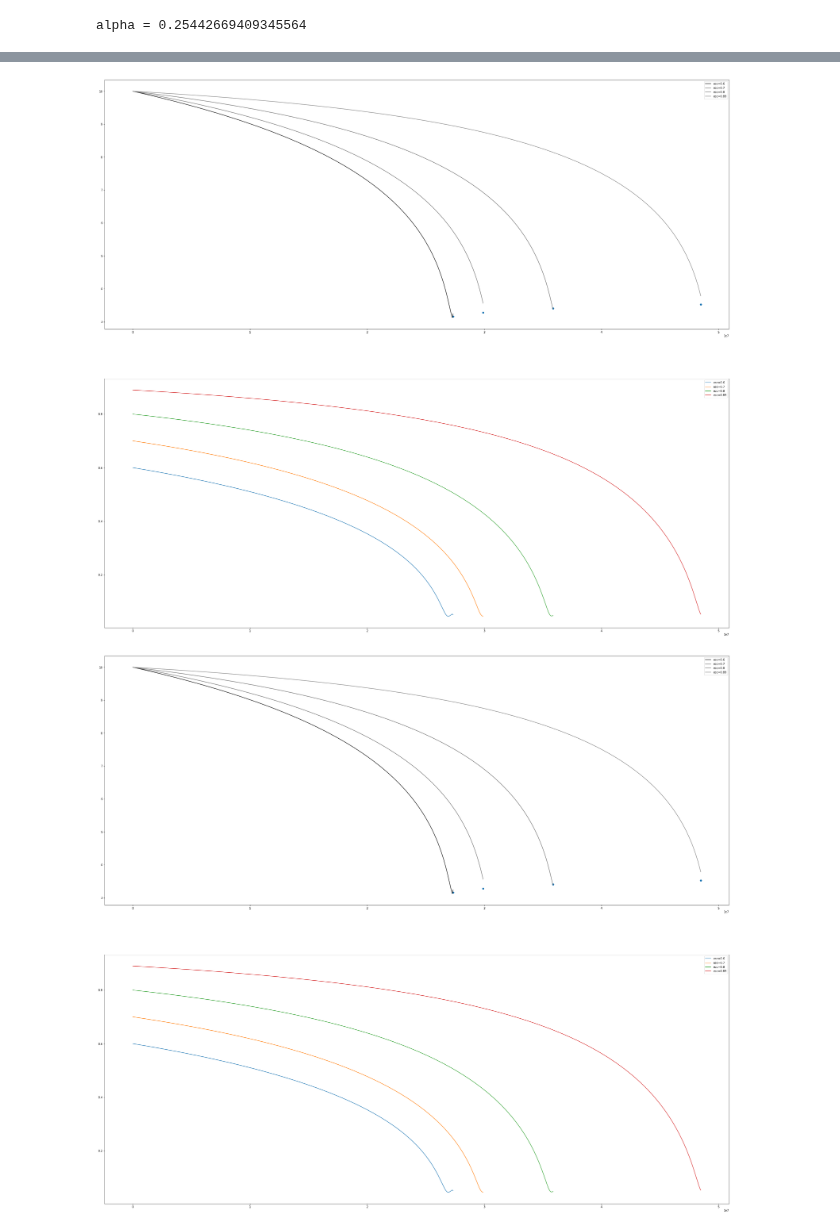
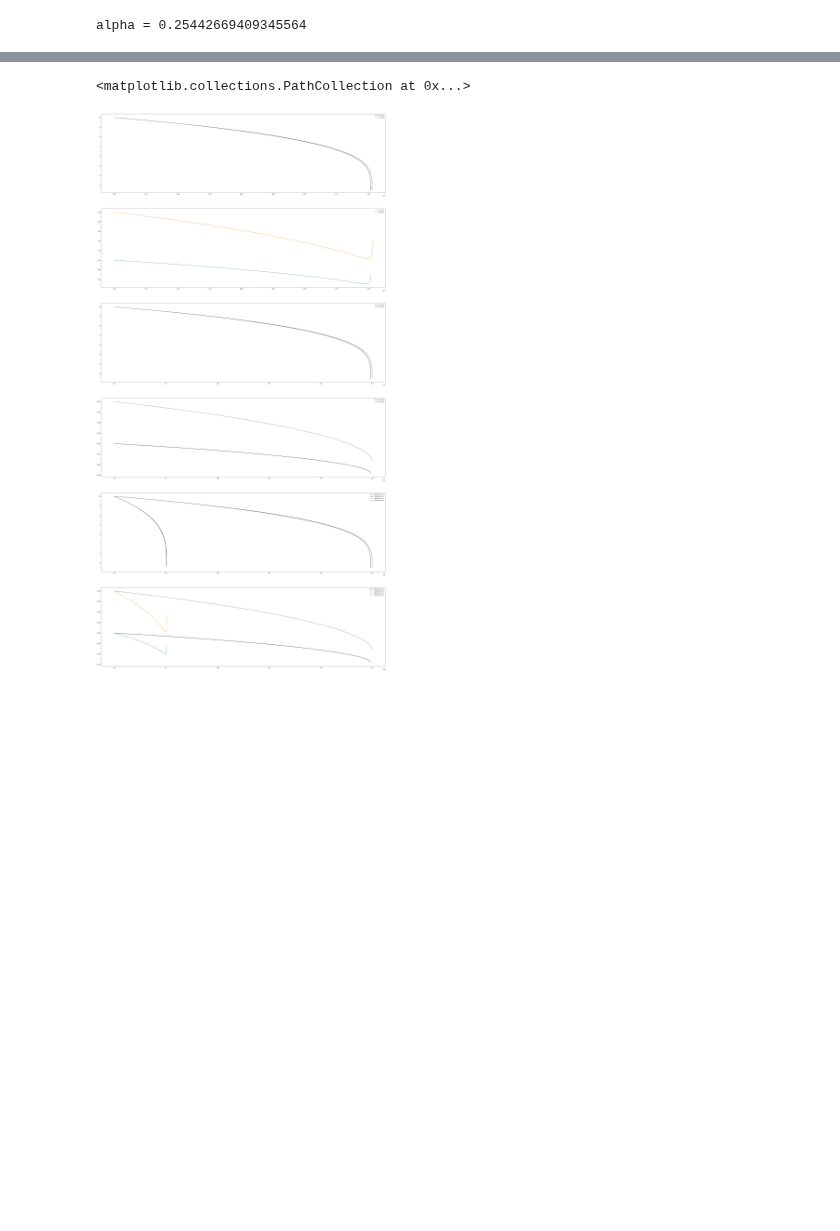
Before and after one commit to Shaun-F/GWGenerator, a Jupyter notebook: debugging/ODE_Solver.ipynb, the cells around one changed output, grey strips where cells are left out. Saved outputs shown, nothing was run; the diff lists cells and outputs as text; code cells hidden in the pictures; blank space fills up the shorter version.

```diff
--- a/debugging/ODE_Solver.ipynb
+++ b/debugging/ODE_Solver.ipynb
@@ -5,6 +5,7 @@ import GWGen; from GWGen import WFGenerator
 import pyAnalyticFluxes as pyan
 from GWGen.WFGenerator import *
 from few.utils.utility import get_separatrix
+from few.trajectory.inspiral import EMRIInspiral
 import time
 import matplotlib.pyplot as plt
 import matplotlib.colors as mcolors
@@ -42,7 +43,7 @@ use_gpu = False
 
 # keyword arguments for inspiral generator (RunKerrGenericPn5Inspiral)
 inspiral_kwargs = {
-    "npoints": 500,  # we want a densely sampled trajectory
+    "npoints": 200,  # we want a densely sampled trajectory
     "max_init_len": int(1e3),  # all of the trajectories will be well under len = 1000
 }
 
@@ -53,22 +54,32 @@ sum_kwargs = {
 }
 
 traj = PNTraj()
+few_traj = EMRIInspiral(func="pn5")
 # %% [output]
 alpha = 0.25442669409345564
 # %%
 traj.dense_output=True
 traj.separatrix_cutoff = get_separatrix(a,e0,1.)+0.01
-fig,axes = plt.subplots(2, figsize=(40,36))
+fig,axes = plt.subplots(6,1,figsize=(40,80))
 by_hsv = sorted((tuple(mcolors.rgb_to_hsv(mcolors.to_rgb(color))),
                          name)
                         for name, color in mcolors.CSS4_COLORS.items())
 cols = [name for hsv, name in by_hsv]
-eccs = np.arange(0.6,0.9, 0.1)
+eccs = np.arange(0.1,0.3, 0.1)
 separatrix_list = np.ones_like(eccs)
 last_times = np.ones_like(eccs)
+
 for inx,ec in enumerate(eccs):
     ec = int(ec*100)/100
-    res = traj(1e6,10,0.9,10,ec,1,T=T,npoints=300)
+    #few
+    fewres = few_traj(1e6,10,0.9,10,ec,1.,T=T,**inspiral_kwargs)
+    axes[2].plot(fewres[0], fewres[1], label="ecc={0}".format(ec), color=cols[inx])
+    axes[2].legend()
+    axes[3].plot(fewres[0], fewres[2], label="ecc={0}".format(ec), color=cols[inx])
+    axes[3].legend()
+
+    #mine
+    res = traj(1e6,10,0.9,10,ec,1,T=T,npoints=inspiral_kwargs['npoints'])
     print("exit reason {0}    last p {1}".format(traj.exit_reason, res[1][-1]))
     t,p,e = res[0:3]
     separatrix_list[inx] = traj.separatrix_cut
@@ -78,8 +89,13 @@ for inx,ec in enumerate(eccs):
     axes[0].legend(labelcolor="Black")
     axes[1].legend()
 
+    axes[4].plot(fewres[0], fewres[1], label=" (few) ecc={0}".format(ec), color=cols[inx])
+    axes[4].plot(t,p,label=" (mine) ecc={0}".format(ec),color=cols[inx])
+    axes[5].plot(fewres[0], fewres[2], label=" (few) ecc={0}".format(ec), color=cols[inx])
+    axes[5].plot(t,e,label=" (mine) ecc={0}".format(ec))
+    axes[4].legend()
+    axes[5].legend()
+
 axes[0].scatter(last_times, separatrix_list)
-
-fig
 # %% [output]
 Integration halted before ending time. Reasons: Separatrix reached!
@@ -93,3 +105,3 @@ exit reason Separatrix reached!    last p 3.7841527454047474
+<matplotlib.collections.PathCollection at 0x...>
-[figure, old version]
+[figure, new version]
-[figure, removed]
 # %%
```
Also changed, not shown: parts of 10 cells of this notebook, 5 other files.
